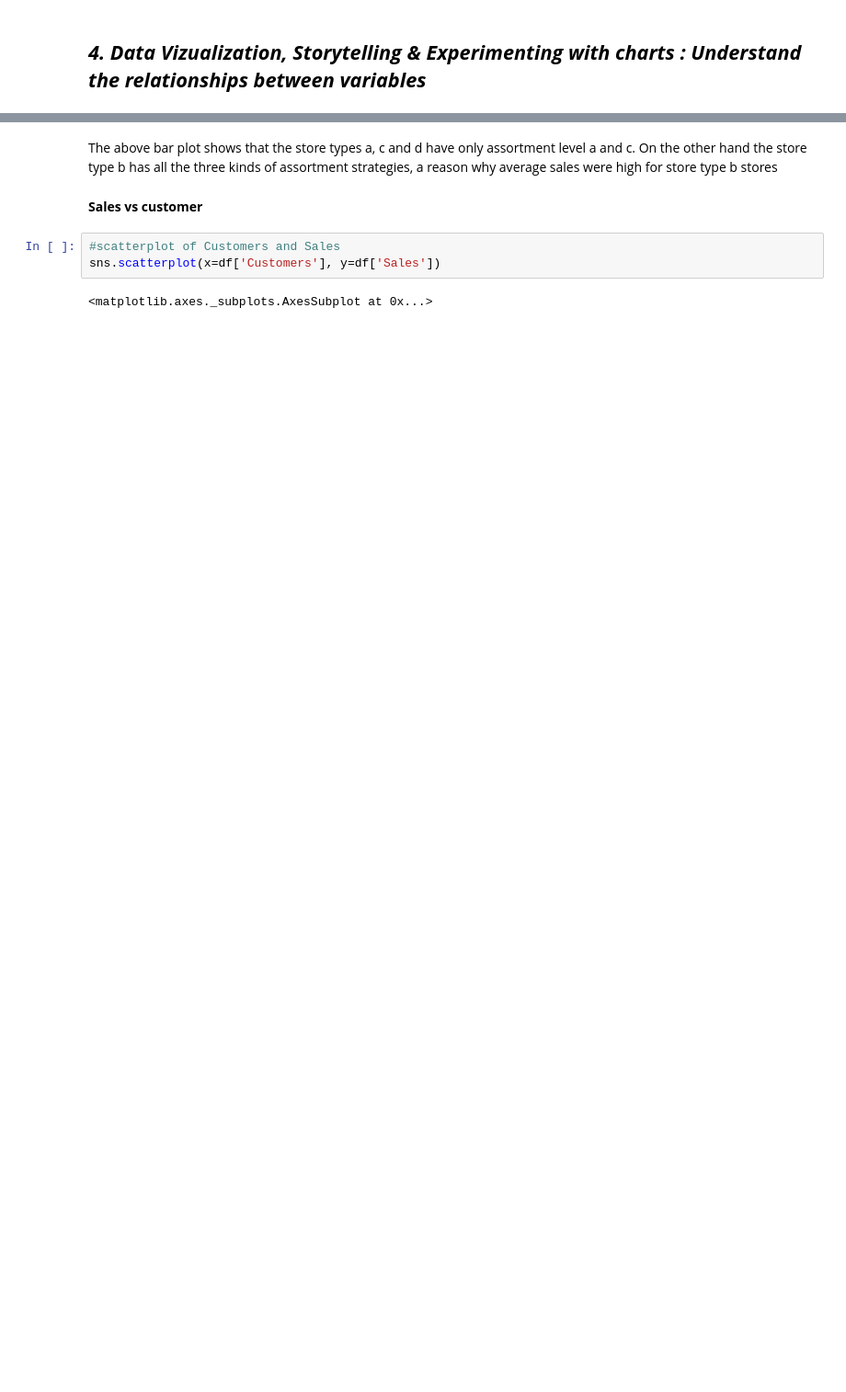
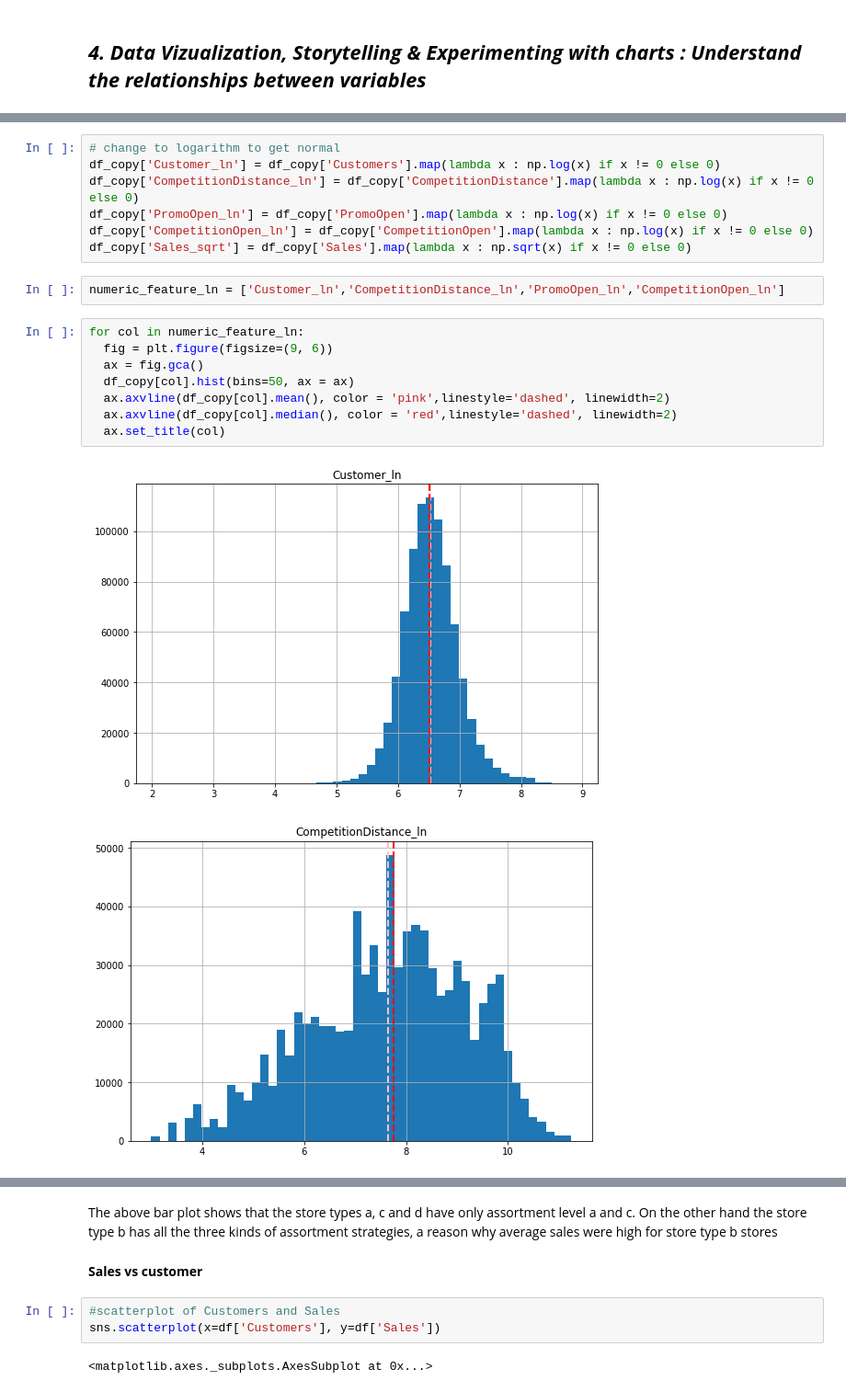
Before and after one commit to Gyanendra079/Capstone-project-2, a Jupyter notebook: Retail_Sales_Prediction.ipynb, the cells around one changed output, grey strips where cells are left out. Shown: that part at 92% size. Drawn from its saved outputs; the diff is of its cells as text; blank space fills up the shorter version.

```diff
--- a/Retail_Sales_Prediction.ipynb
+++ b/Retail_Sales_Prediction.ipynb
@@ -446,0 +664,20 @@ df_copy[df_copy['CompetitionOpen'] <0]
+# %%
+# change to logarithm to get normal
+df_copy['Customer_ln'] = df_copy['Customers'].map(lambda x : np.log(x) if x != 0 else 0)
+df_copy['CompetitionDistance_ln'] = df_copy['CompetitionDistance'].map(lambda x : np.log(x) if x != 0 else 0)
+df_copy['PromoOpen_ln'] = df_copy['PromoOpen'].map(lambda x : np.log(x) if x != 0 else 0)
+df_copy['CompetitionOpen_ln'] = df_copy['CompetitionOpen'].map(lambda x : np.log(x) if x != 0 else 0)
+df_copy['Sales_sqrt'] = df_copy['Sales'].map(lambda x : np.sqrt(x) if x != 0 else 0)
+# %%
+numeric_feature_ln = ['Customer_ln','CompetitionDistance_ln','PromoOpen_ln','CompetitionOpen_ln']
+# %%
+for col in numeric_feature_ln:
+  fig = plt.figure(figsize=(9, 6))
+  ax = fig.gca()
+  df_copy[col].hist(bins=50, ax = ax)
+  ax.axvline(df_copy[col].mean(), color = 'pink',linestyle='dashed', linewidth=2)
+  ax.axvline(df_copy[col].median(), color = 'red',linestyle='dashed', linewidth=2)
+  ax.set_title(col)
+# %% [output]
+[figure, added]
+[figure, added]
```
Also changed, not shown: parts of 239 cells of this notebook.
